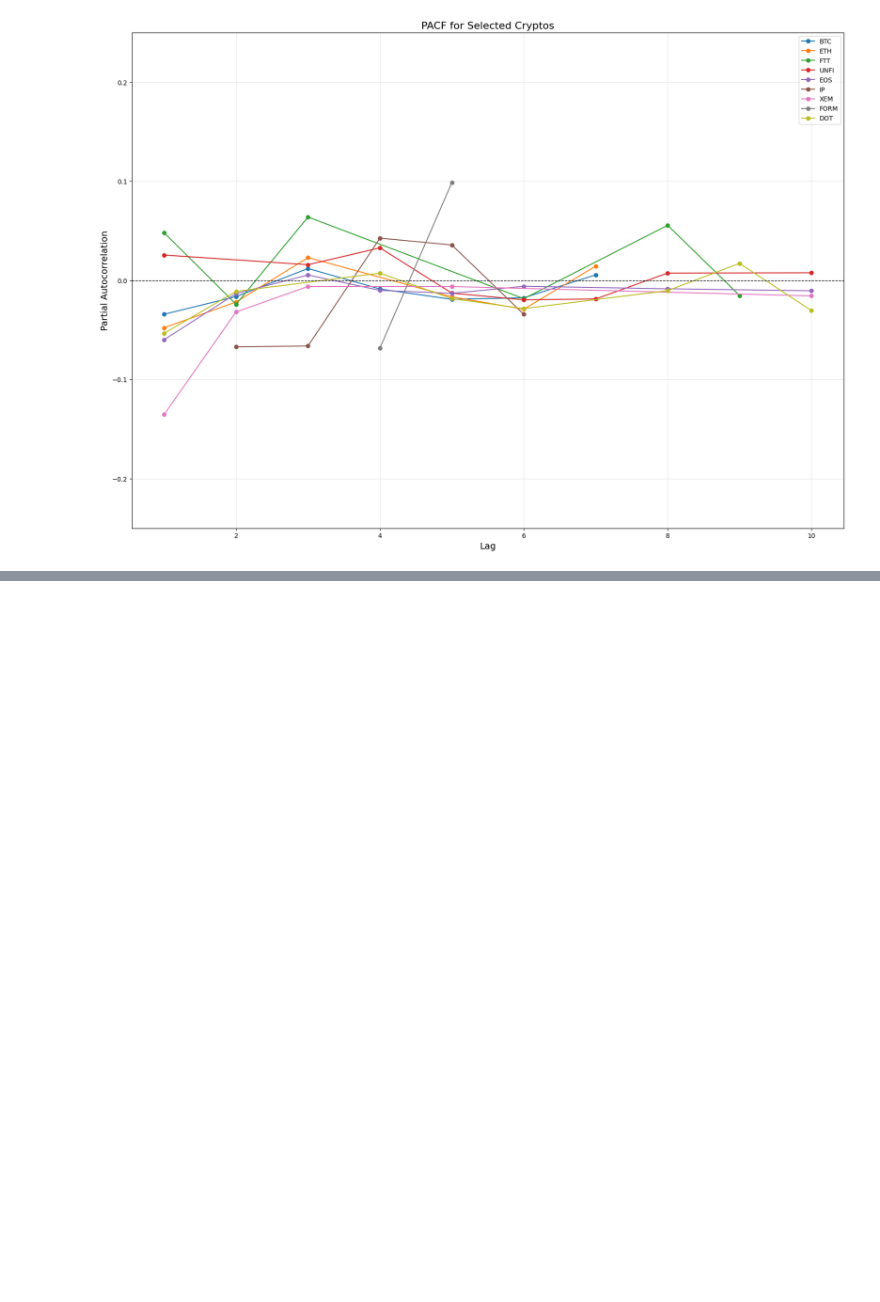
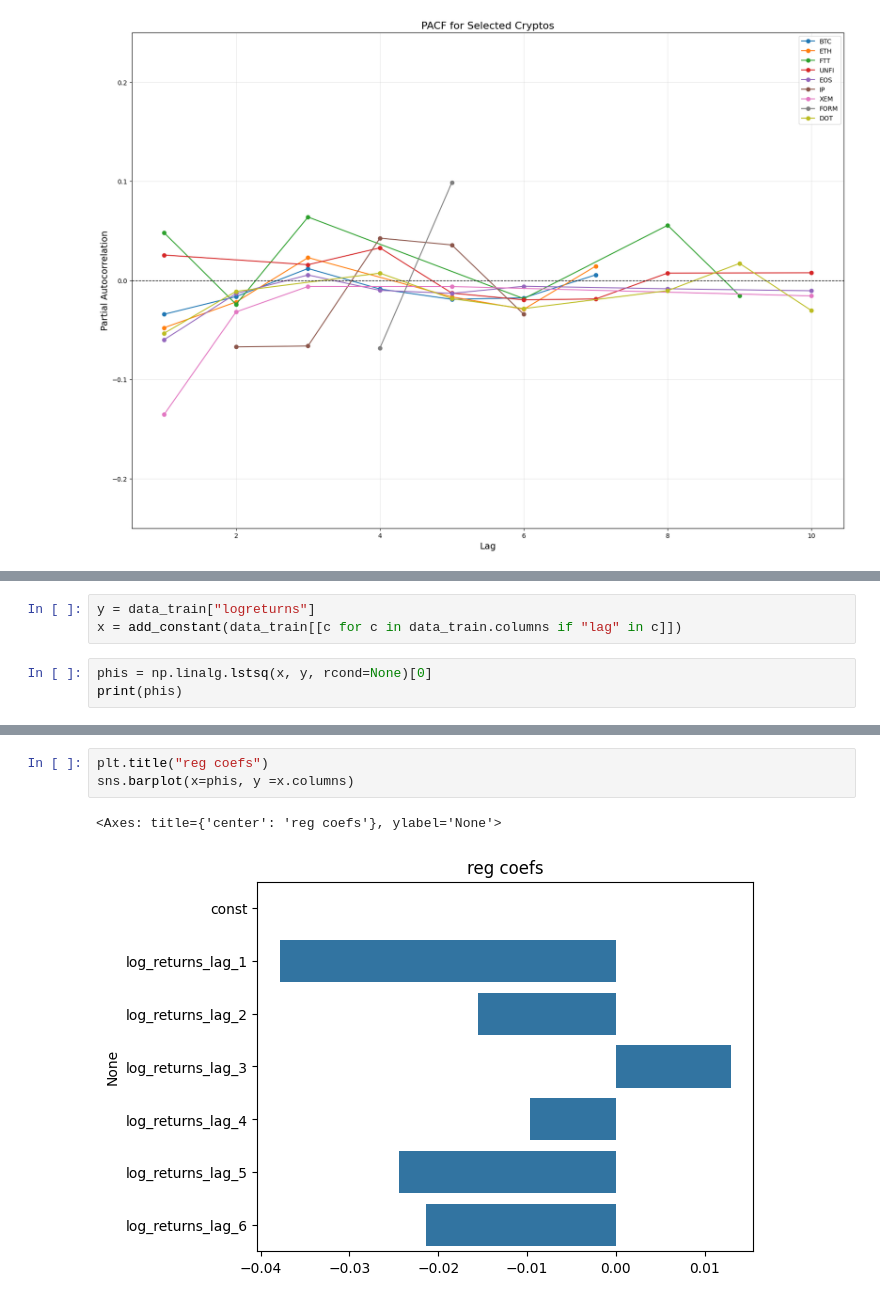
Before and after one commit to tsereir/algorithmic_trading, a Jupyter notebook: autoregressive.ipynb, the cells around one changed output, grey strips where cells are left out. Cells and saved outputs as stored; diff of their text form; blank space fills up the shorter version.

```diff
--- a/autoregressive.ipynb
+++ b/autoregressive.ipynb
@@ -194,0 +232,6 @@ plot_pacf_lag(["BTC", "ETH", "FTT", "UNFI", 'EOS', 'IP', "XEM", "FORM", "DOT"],
+# %%
+y = data_train["logreturns"]
+x = add_constant(data_train[[c for c in data_train.columns if "lag" in c]])
+# %%
+phis = np.linalg.lstsq(x, y, rcond=None)[0]
+print(phis)
@@ -194,0 +257,6 @@ plot_pacf_lag(["BTC", "ETH", "FTT", "UNFI", 'EOS', 'IP', "XEM", "FORM", "DOT"],
+# %%
+plt.title("reg coefs")
+sns.barplot(x=phis, y =x.columns)
+# %% [output]
+<Axes: title={'center': 'reg coefs'}, ylabel='None'>
+[figure, added]
```
Also changed, not shown: parts of 20 cells of this notebook, 1 other file.
